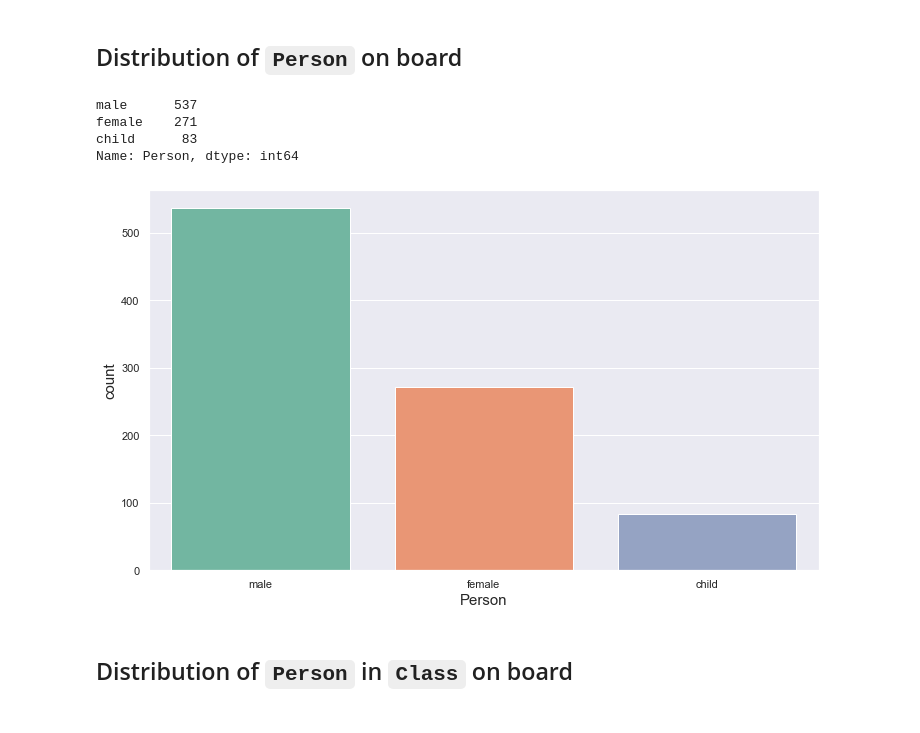
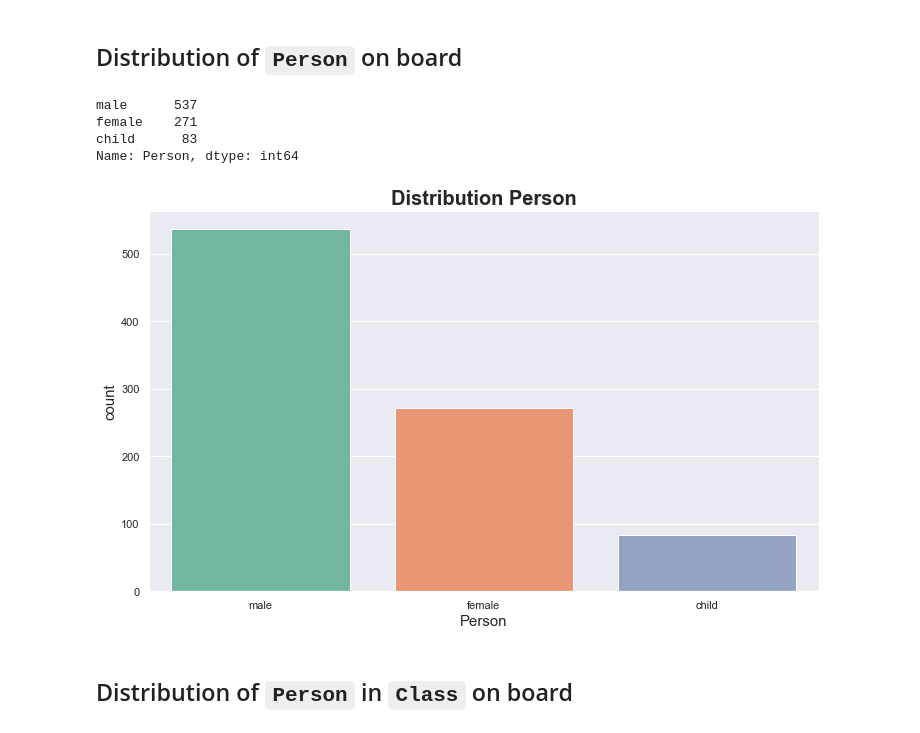
Before and after one commit to enricogoerlitz/Data-Analysis, a Jupyter notebook: 01_Titanic_Hello_World/notebook/notebook1.ipynb, the cells around one changed output. Cells and saved outputs as stored; diff of their text form; code cells hidden in the pictures.

```diff
--- a/01_Titanic_Hello_World/notebook/notebook1.ipynb
+++ b/01_Titanic_Hello_World/notebook/notebook1.ipynb
@@ -339,14 +335,14 @@ fig.add_legend()
 # %% [markdown]
 ## Distribution of `Person` on board
 # %%
-sns.countplot(x=PERSON, data=df_cleaned)
+sns.countplot(x=PERSON, data=df_cleaned).set(title="Distribution Person")
 df_cleaned[PERSON].value_counts()
 # %% [output]
 male      537
 female    271
 child      83
 Name: Person, dtype: int64
-[figure, old version]
+[figure, new version]
 # %% [markdown]
 ## Distribution of `Person` in `Class` on board
 # %%
```
Also changed, not shown: parts of 55 cells of this notebook.
